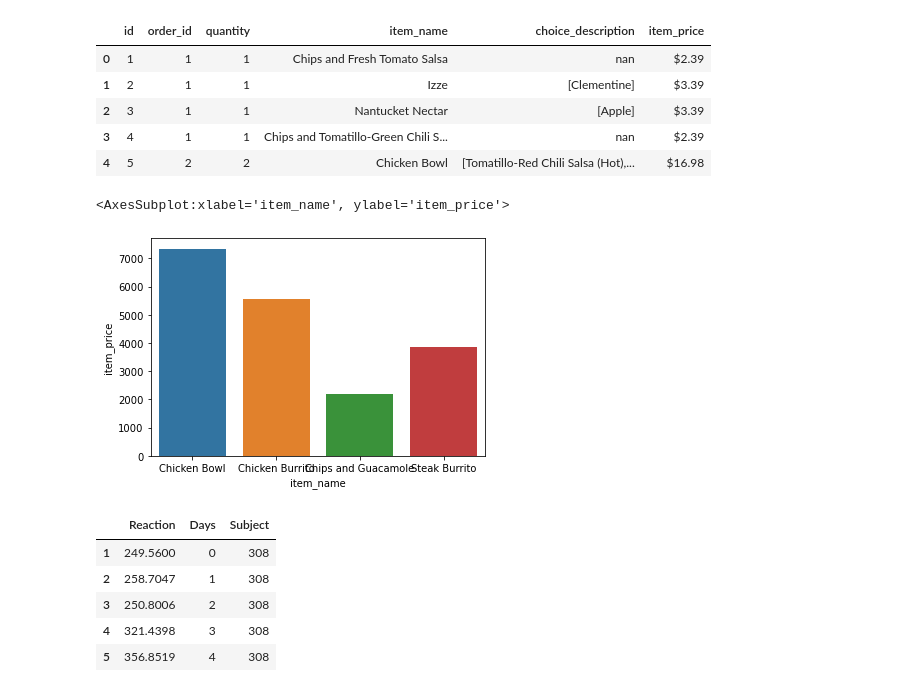
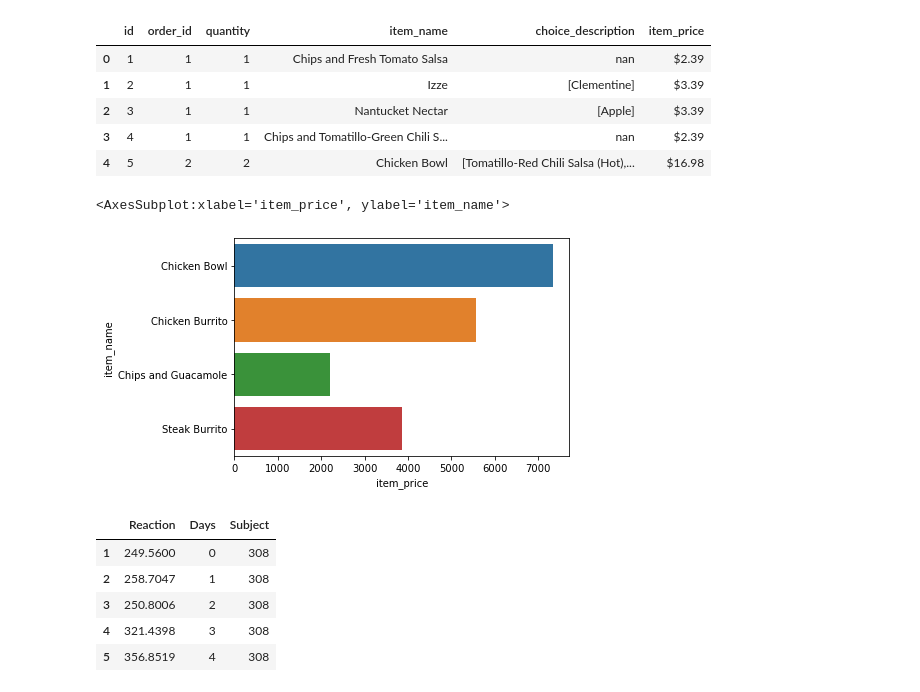
Before and after one commit to morgancross2/numpy-pandas-visualization-exercises, a Jupyter notebook: seaborn_exercises.ipynb, the cells around one changed output. Cells and saved outputs as stored; diff of their text form; code cells hidden in the pictures.

```diff
--- a/seaborn_exercises.ipynb
+++ b/seaborn_exercises.ipynb
@@ -167,10 +175,10 @@ pop =chipo[['item_name', 'quantity', 'item_price']].groupby('item_name', as_inde
 # %%
 pop = pop.iloc[0:5, ]
 # %%
-sns.barplot(data=pop, x='item_name', y='item_price')
+sns.barplot(data=pop, y='item_name', x='item_price')
 # %% [output]
-<AxesSubplot:xlabel='item_name', ylabel='item_price'>
+<AxesSubplot:xlabel='item_price', ylabel='item_name'>
-[figure, old version]
+[figure, new version]
 # %%
 # 5. Load the sleepstudy data and read it's documentation. Use seaborn to create a line chart of all the individual subject's reaction times and a
 # more prominant line showing the average change in reaction time.
```
Also changed, not shown: parts of 9 cells of this notebook.
